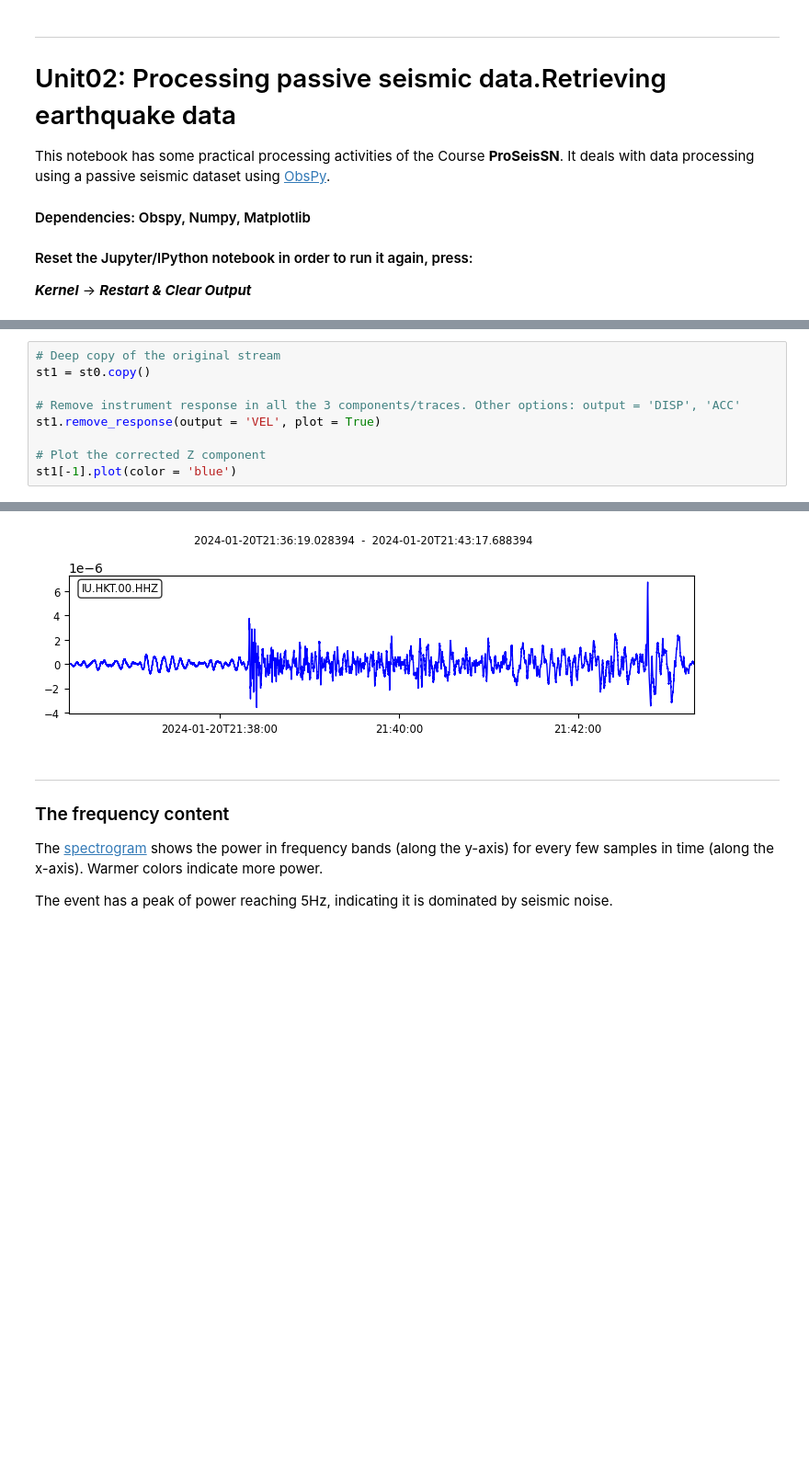
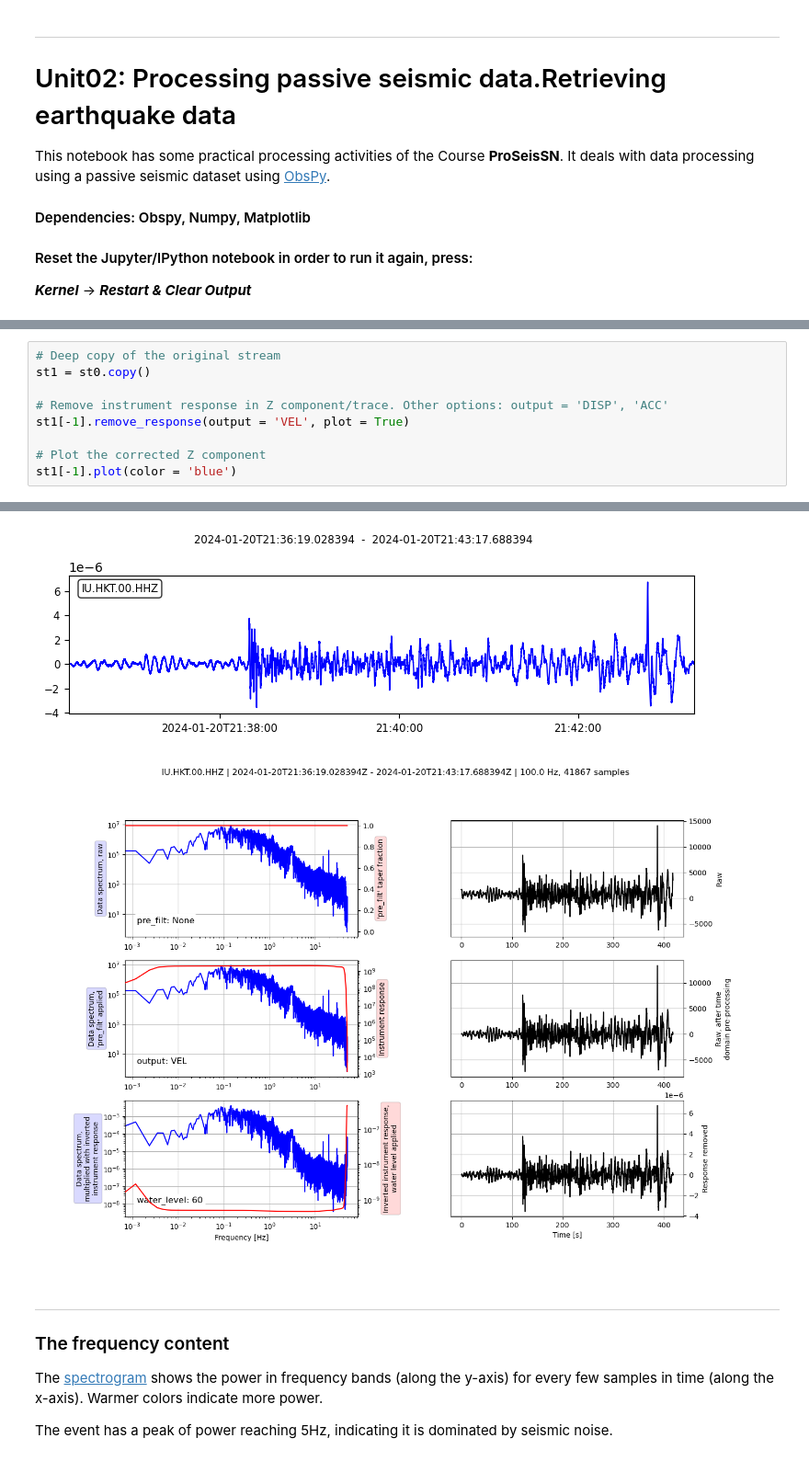
Before and after one commit to jandyr/ProSeisSN, a Jupyter notebook: Unit02/Nbk02.ipynb, the cells around one changed output, grey strips where cells are left out. Shown at 92% size. Drawn from its saved outputs; the diff is of its cells as text; blank space fills up the shorter version.

```diff
--- a/Unit02/Nbk02.ipynb
+++ b/Unit02/Nbk02.ipynb
@@ -141,15 +193,16 @@ _Caution:_ If you run the code below more than once the function **remove_respon
 # %%
 # Deep copy of the original stream
 st1 = st0.copy()
 
-# Remove instrument response in all the 3 components/traces. Other options: output = 'DISP', 'ACC'
-st1.remove_response(output = 'VEL', plot = True)
+# Remove instrument response in Z component/trace. Other options: output = 'DISP', 'ACC'
+st1[-1].remove_response(output = 'VEL', plot = True)
 
 # Plot the corrected Z component
 st1[-1].plot(color = 'blue')
 # %% [output]
 [figure]
 [figure]
+[figure, added]
 # %% [markdown]
 ---
 ### The frequency content
```
Also changed, not shown: parts of 7 cells of this notebook.
